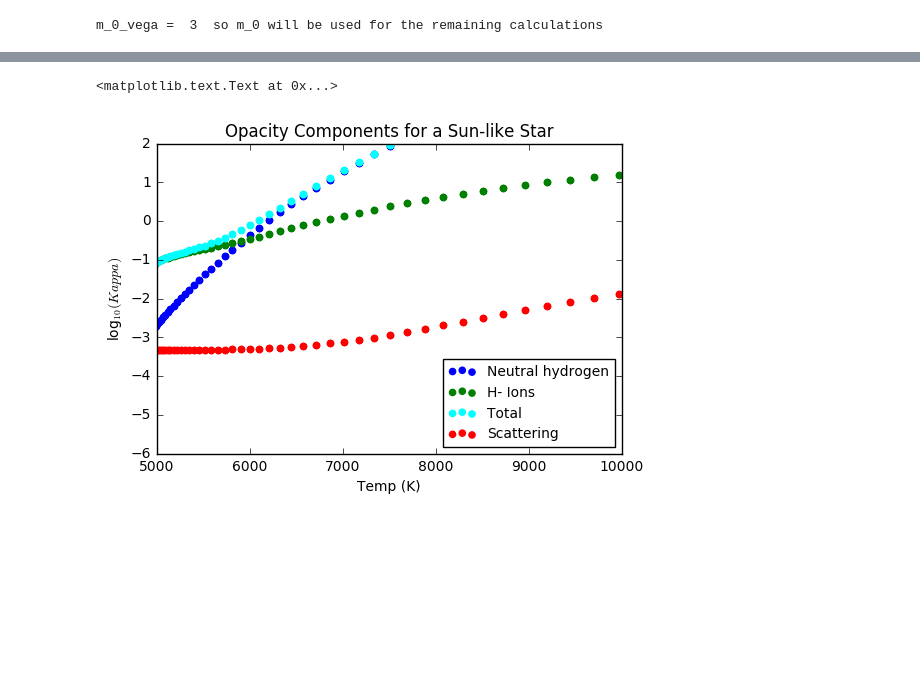
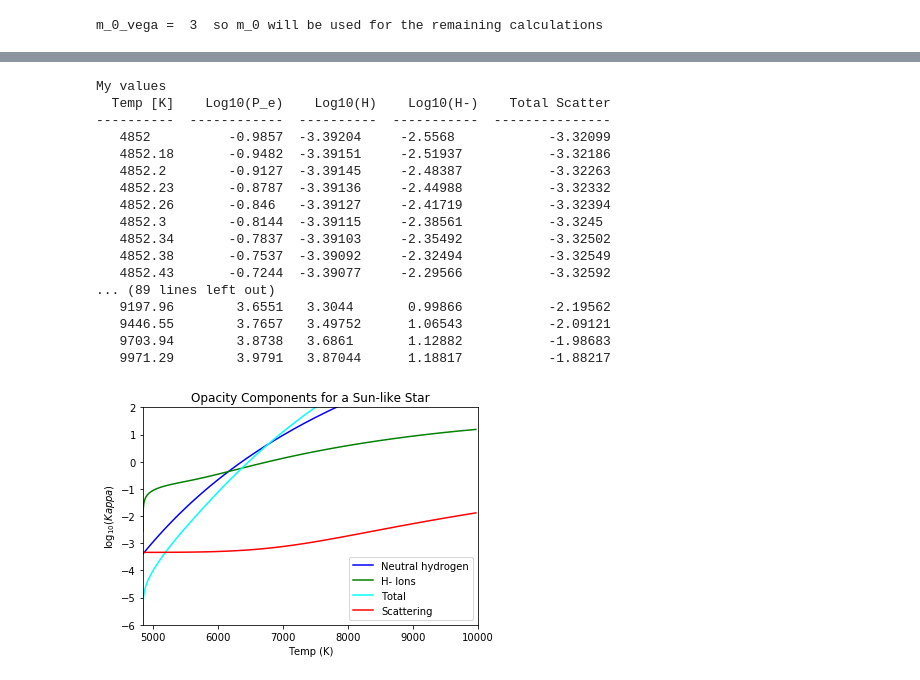
Before and after one commit to lockepatton/ContinuousOpacities, a Jupyter notebook: opacity_model.ipynb, the cells around one changed output, grey strips where cells are left out. Drawn from its saved outputs; the diff is of its cells as text; code cells hidden in the pictures; blank space fills up the shorter version.

```diff
--- a/opacity_model.ipynb
+++ b/opacity_model.ipynb
@@ -168,12 +177,12 @@ def absorp_ff(P,T,l):
 #ionized hydrogen absorption coefficient for the sun-like star
 absorp_H_neg = absorp_bf(pe_log, temp, v, k_star) + absorp_ff(pe_log, temp, l)
 kappa_ion = absorp_H_neg*multiplier
-kappa_total = np.log10(kappa_atomic + kappa_ion)
+kappa_total = np.log10(kappa_atomic*kappa_ion)
 
 #ionized hydrogen absorption coefficient for Vega
 absorp_H_neg_vega = absorp_bf(p_vega, temp_vega, v_vega, k_star_vega) + absorp_ff(p_vega, temp_vega, l_vega)
 kappa_ion_vega = absorp_H_neg_vega*multiplier_vega
-kappa_total_vega = np.log10(kappa_atomic_vega + kappa_ion_vega)
+kappa_total_vega = np.log10(kappa_atomic_vega) + np.log10(kappa_ion_vega)
 # %%
 #Calculating rayleigh scattering cross section, l is in angstroms
 def cross_section_r(l):
@@ -190,11 +199,10 @@ sigma_R_ang_vega = cross_section_r(7000)*multiplier_vega
 sigma_T = sigma_t * ((X(H_ratio) + Y(m_ratio)/A)/((1.+4.*B)*m_h))
 
 #Calculating total scattering for the sun-like star
-sigma_total = np.log10(sigma_R_ang + sigma_T)
-
+sigma_total = sigma_R_ang + sigma_T
 
 #Calculating Thompson scattering for Vega
 sigma_T_vega = sigma_t * ((X(H_ratio_vega) + Y(m_ratio_vega)/A)/((1.+4.*B)*m_h))
 
 #Calculating total scattering for Vega
-sigma_total_vega = np.log10(sigma_R_ang_vega + sigma_T_vega)
+sigma_total_vega = sigma_R_ang_vega + sigma_T_vega
@@ -201,17 +230,57 @@ sigma_total_vega = np.log10(sigma_R_ang_vega + sigma_T_vega)
+# %%
+#Writing and printing my values
+f = open('my_answers.dat', 'w')
+
+write_kappa_atomic = np.log10(kappa_atomic)
+write_kappa_ion = np.log10(kappa_ion)
+write_sigma_total = np.log10(sigma_total)
+
+for i in range(len(check_ans['temp'])):
+    f.write(str(check_ans['temp'][i]) + ' ' + str(check_ans['log_P'][i]) + ' ' + str(write_kappa_atomic[i]) + ' ' + str(write_kappa_ion[i]) + ' ' + str(write_sigma_total[i]) + ' \n')
+f.close()
+
+#For Sharelatex
+latex = open('latex.dat', 'w')
+for i in range(len(check_ans['temp'])):
+    latex.write(str(check_ans['temp'][i]) + ' & ' + str(check_ans['log_P'][i]) + ' & ' + str(write_kappa_atomic[i]) + ' & ' + str(write_kappa_ion[i]) + ' & ' + str(write_sigma_total[i]) + '\\\ \n')
+latex.close()
+
+my_ans = np.genfromtxt('my_answers.dat', dtype='f8', names = ['temp', 'log_P', 'logH', 'logHminus', 'logsigma'])
+
+print 'My values'
+print tabulate(my_ans, headers = ['Temp [K]', 'Log10(P_e)', 'Log10(H)', 'Log10(H-)', 'Total Scatter'])
+# %% [output]
+My values
+  Temp [K]    Log10(P_e)    Log10(H)    Log10(H-)    Total Scatter
+----------  ------------  ----------  -----------  ---------------
+   4852          -0.9857  -3.39204     -2.5568            -3.32099
+   4852.18       -0.9482  -3.39151     -2.51937           -3.32186
+   4852.2        -0.9127  -3.39145     -2.48387           -3.32263
+   4852.23       -0.8787  -3.39136     -2.44988           -3.32332
+   4852.26       -0.846   -3.39127     -2.41719           -3.32394
+   4852.3        -0.8144  -3.39115     -2.38561           -3.3245
+   4852.34       -0.7837  -3.39103     -2.35492           -3.32502
+   4852.38       -0.7537  -3.39092     -2.32494           -3.32549
+   4852.43       -0.7244  -3.39077     -2.29566           -3.32592
+... (89 lines left out)
+   9197.96        3.6551   3.3044       0.99866           -2.19562
+   9446.55        3.7657   3.49752      1.06543           -2.09121
+   9703.94        3.8738   3.6861       1.12882           -1.98683
+   9971.29        3.9791   3.87044      1.18817           -1.88217
 # %%
 #For some reason, when I use plt.plot, it creates a line connecting the end points
-plt.scatter(temp, np.log10(kappa_atomic), color = 'blue', label = 'Neutral hydrogen')
-plt.scatter(temp, np.log10(kappa_ion), color = 'green', label = 'H- Ions')
-plt.scatter(temp, kappa_total, color = 'cyan', label = 'Total')
-plt.scatter(temp, sigma_total, color = 'red', label = 'Scattering')
-plt.xlim(5000, 10000)
+plt.plot(temp, np.log10(kappa_atomic), color = 'blue', label = 'Neutral hydrogen')
+plt.plot(temp, np.log10(kappa_ion), color = 'green', label = 'H- Ions')
+plt.plot(temp, kappa_total, color = 'cyan', label = 'Total')
+plt.plot(temp, np.log10(sigma_total), color = 'red', label = 'Scattering')
+plt.xlim(np.min(temp), 10000)
 plt.ylim(-6, 2)
 plt.legend(loc=4, prop={'size':10})
 plt.xlabel('Temp (K)')
 plt.ylabel(r'log$_{10}(Kappa)$')
 plt.title('Opacity Components for a Sun-like Star')
+plt.savefig('Sun_opacity.png')
 # %% [output]
-<matplotlib.text.Text at 0x...>
-[figure, old version]
+[figure, new version]
 # %%
 #For some reason, when I use plt.plot, it creates a line connecting the end points
```
Also changed, not shown: parts of 6 cells of this notebook.
